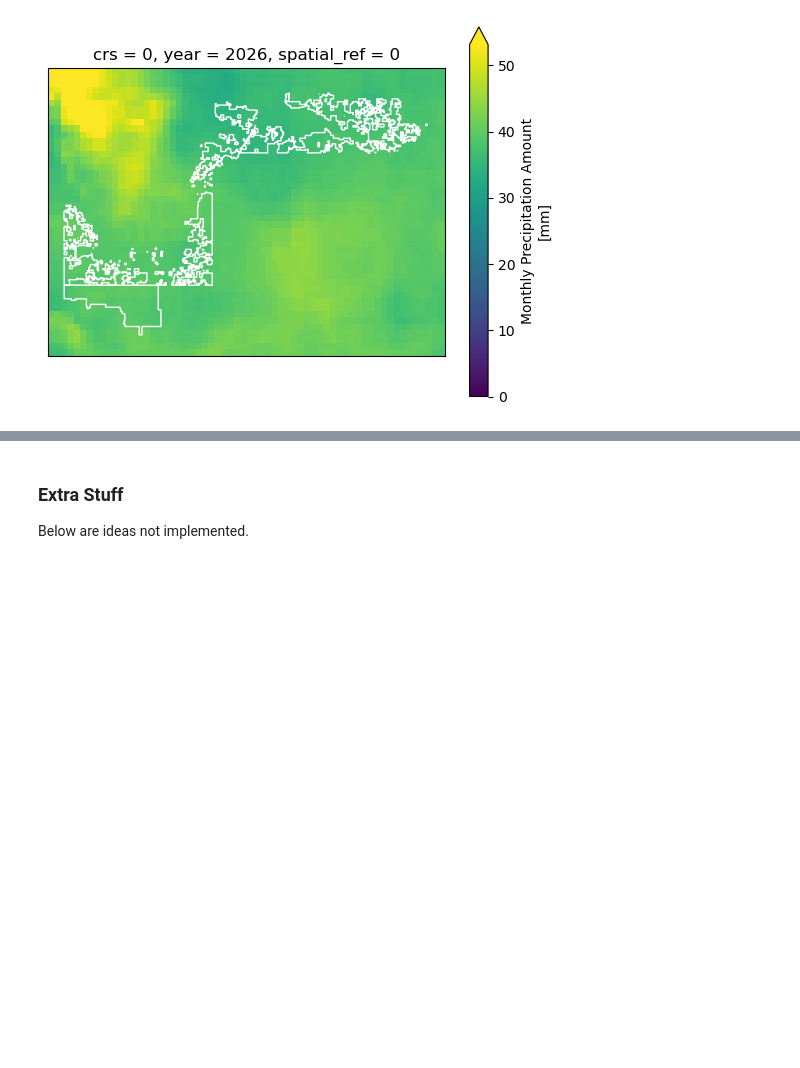
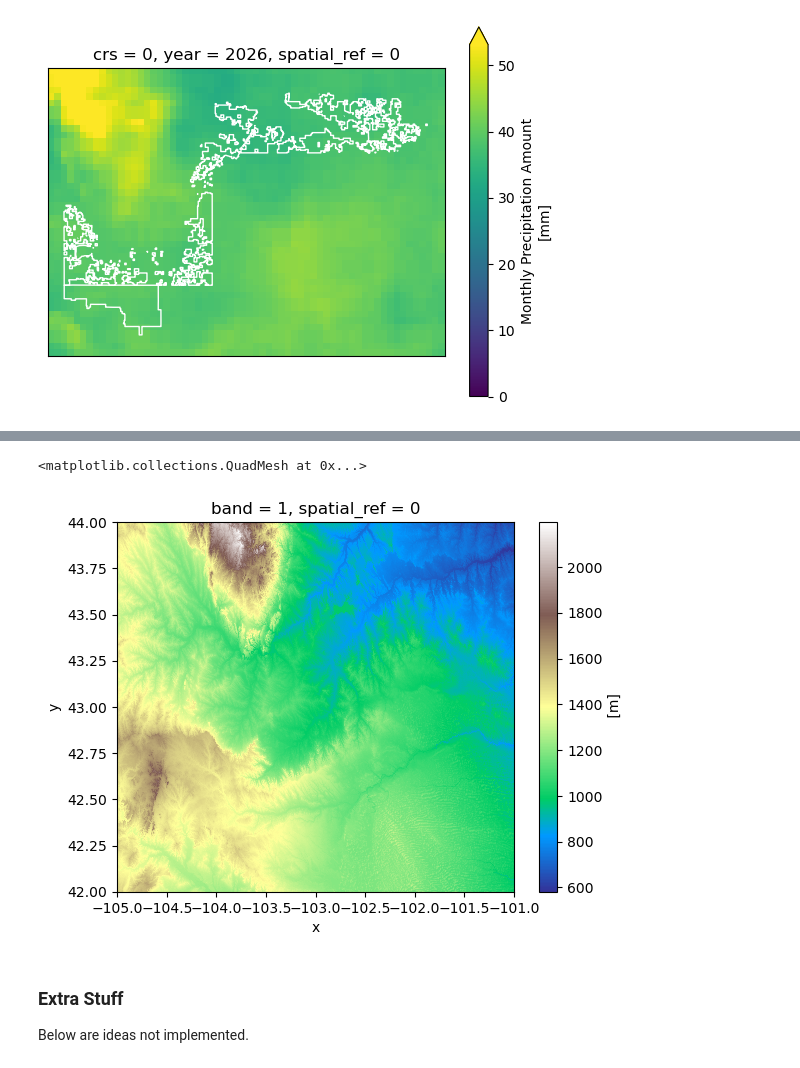
Before and after one commit to byandell-envsys/habitatSuitability, a Jupyter notebook: 2_1_download_model_vars.ipynb, the cells around one changed output, grey strips where cells are left out. Saved outputs shown, nothing was run; the diff lists cells and outputs as text; code cells hidden in the pictures; blank space fills up the shorter version.

Commit message:
start on SRTM

```diff
--- a/2_1_download_model_vars.ipynb
+++ b/2_1_download_model_vars.ipynb
@@ -160,0 +199,4 @@ redline_over_index(buffalo_gdf, maca_year(maca_df, 1, 2027), edgecolor="white")
+# %%
+project_dir = create_data_dir('habitat')
+elevation_dir = create_data_dir('habitat/srtm')
+elevation_dir
@@ -161,3 +249,23 @@ redline_over_index(buffalo_gdf, maca_year(maca_df, 1, 2027), edgecolor="white")
+# %%
+# This gets list of granules. Only need to do once.
+srtm_pattern = os.path.join(elevation_dir, '*.hgt.zip')
+if(not glob(srtm_pattern)):
+    srtm_results = earthaccess.search_data(
+        short_name = 'SRTMGL1',
+        bounding_box = bounds
+    )
+    srtm_results = earthaccess.download(srtm_results, elevation_dir)
+# %%
+srtm_da_list = []
+for srtm_path in glob(srtm_pattern):
+    tile_da = rxr.open_rasterio(srtm_path, mask_and_scale=True).squeeze()
+    srtm_da_list.append(tile_da)
+
+srtm_da = rxrmerge.merge_arrays(srtm_da_list)
+srtm_da.plot(cmap='terrain')
+# %% [output]
+<matplotlib.collections.QuadMesh at 0x...>
+[figure, added]
 # %% [markdown]
 ### Extra Stuff
 
```
Also changed, not shown: parts of 11 cells of this notebook, 3 other files.
